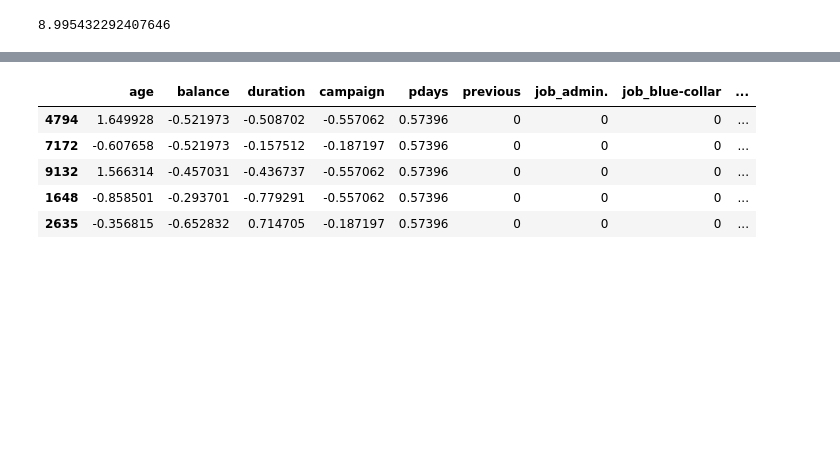
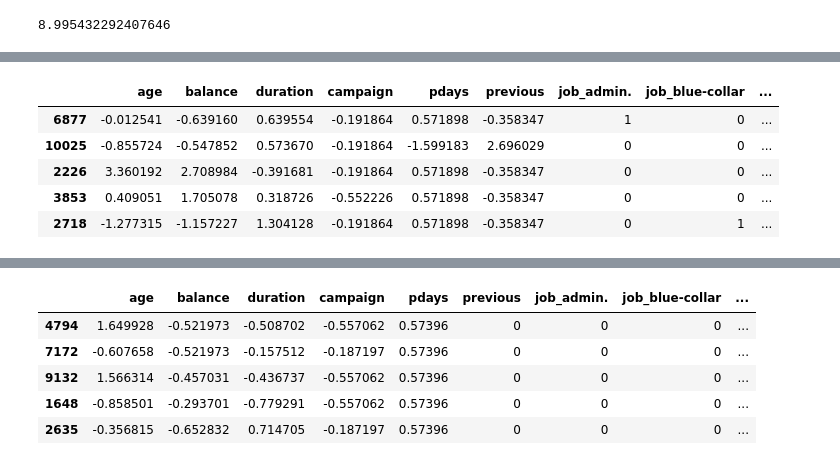
Before and after one commit to HieuFromWaterloo/stat441_project, a Jupyter notebook: BankX.ipynb, the cells around one changed output, grey strips where cells are left out. Cells and saved outputs as stored; diff of their text form; code cells hidden in the pictures; blank space fills up the shorter version.

```diff
--- a/BankX.ipynb
+++ b/BankX.ipynb
@@ -590,3 +599,11 @@ Wall time: 7.15 µs
+# %%
+# Standard Scaler: normalization
+for col in ["age", "balance", "duration", "campaign", "pdays", "previous"]:
+    if col != "balance":
+        X_train[col] = (X_train[col] - X_train[col].mean())/X_train[col].std()
+    else:
+        train_mean = np.log(data["balance"] + abs(data["balance"].min()) + 1).mean()
+        X_train[col] = (X_train[col] - train_mean)/X_train[col].std()
 # %%
 X_train["deposit"] = y_train
 X_test["deposit"] = y_test
@@ -598,3 +619,12 @@ sns.distplot(X_train["balance"], kde=False)
+# %%
+X_train.head()
+# %% [output]
+|  | age | balance | duration | campaign | pdays | previous | job_admin. | job_blue-collar | ... |
+| 6877 | -0.012541 | -0.639160 | 0.639554 | -0.191864 | 0.571898 | -0.358347 | 1 | 0 | ... |
+| 10025 | -0.855724 | -0.547852 | 0.573670 | -0.191864 | -1.599183 | 2.696029 | 0 | 0 | ... |
+| 2226 | 3.360192 | 2.708984 | -0.391681 | -0.191864 | 0.571898 | -0.358347 | 0 | 0 | ... |
+| 3853 | 0.409051 | 1.705078 | 0.318726 | -0.552226 | 0.571898 | -0.358347 | 0 | 0 | ... |
+| 2718 | -1.277315 | -1.157227 | 1.304128 | -0.191864 | 0.571898 | -0.358347 | 0 | 1 | ... |
 # %%
 X_train.info()
 # %% [output]
```
Also changed, not shown: parts of 14 cells of this notebook, 3 other files.
